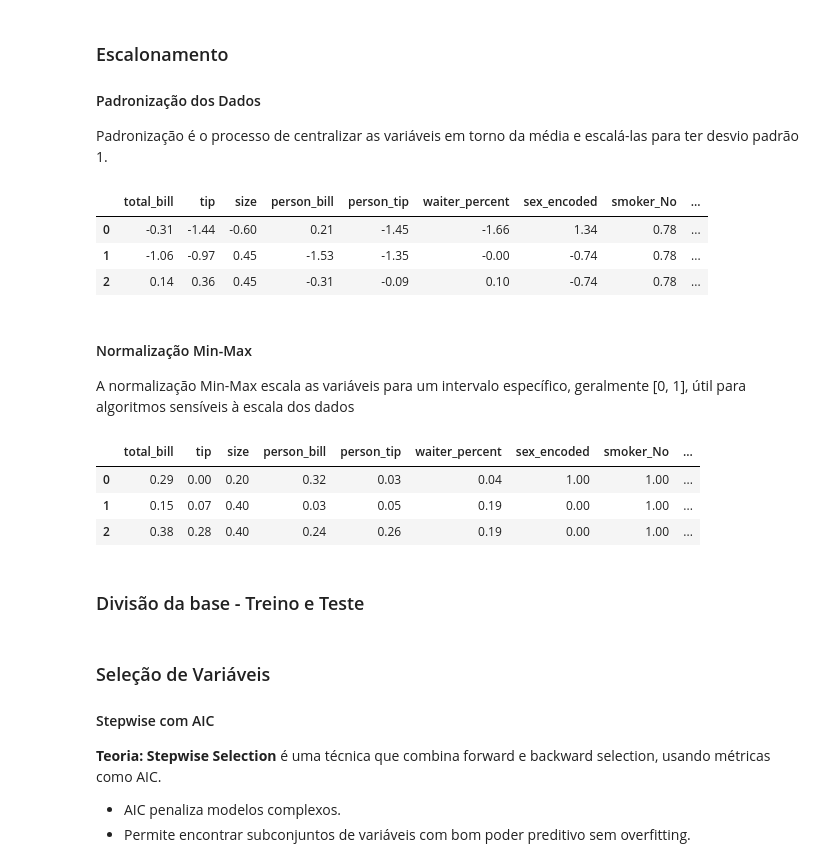
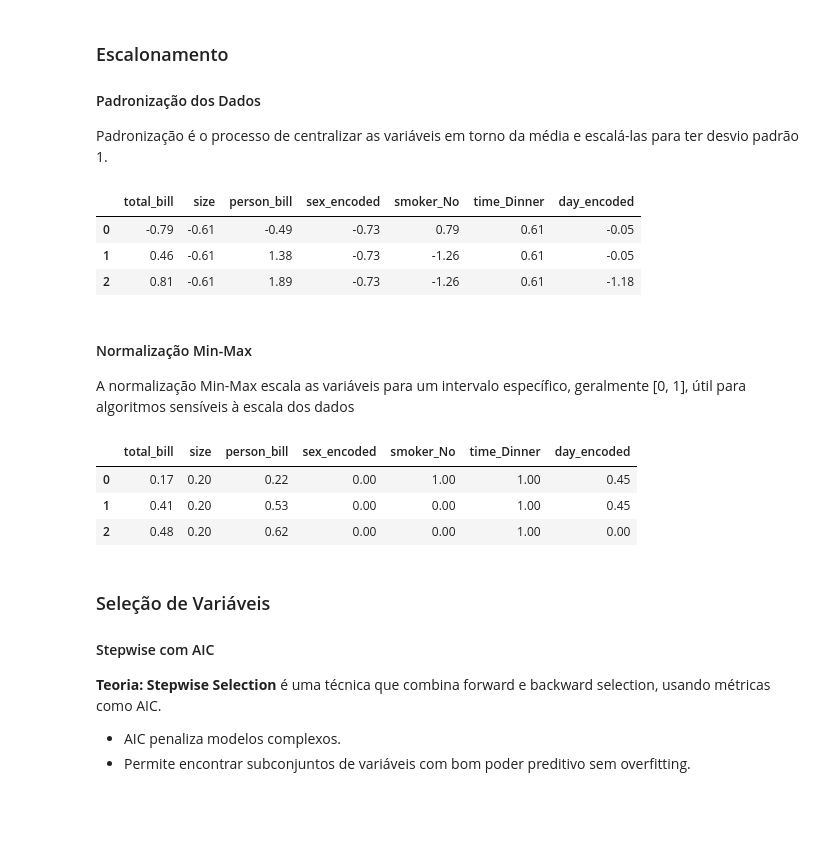
Before and after one commit to redsonlopez/regression_tips, a Jupyter notebook: regression_tips.ipynb, the cells around one changed output. Saved outputs shown, nothing was run; the diff lists cells and outputs as text; code cells hidden in the pictures; blank space fills up the shorter version.

```diff
--- a/regression_tips.ipynb
+++ b/regression_tips.ipynb
@@ -337,29 +339,39 @@ independentes.corr()
+# %%
+X = df.drop(["tip", "person_tip", "waiter_percent"], axis=1)
+y = df["tip"]
+
+# Separa os dados em treino (80%) e teste (20%)
+X_train, X_test, y_train, y_test = train_test_split(X, y, test_size=0.2, random_state=42,)
 # %% [markdown]
 ### Escalonamento
 #### Padronização dos Dados
 Padronização é o processo de centralizar as variáveis em torno da média e escalá-las para ter desvio padrão 1.
-# %%
-scaler = StandardScaler()
-padronizadas = scaler.fit_transform(df)
-padronizadas = pd.DataFrame(padronizadas, columns=df.columns)
-padronizadas.head(3)
-# %% [output]
-|  | total_bill | tip | size | person_bill | person_tip | waiter_percent | sex_encoded | smoker_No | ... |
-| 0 | -0.31 | -1.44 | -0.60 | 0.21 | -1.45 | -1.66 | 1.34 | 0.78 | ... |
-| 1 | -1.06 | -0.97 | 0.45 | -1.53 | -1.35 | -0.00 | -0.74 | 0.78 | ... |
-| 2 | 0.14 | 0.36 | 0.45 | -0.31 | -0.09 | 0.10 | -0.74 | 0.78 | ... |
+# %%
+standard = StandardScaler()
+X_train_standard = standard.fit_transform(X_train)
+X_test_standard = standard.transform(X_test)
+
+X_train_standard = pd.DataFrame(X_train_standard, columns=X_train.columns)
+X_test_standard = pd.DataFrame(X_test_standard, columns=X_test.columns)
+X_train_standard.head(3)
+# %% [output]
+|  | total_bill | size | person_bill | sex_encoded | smoker_No | time_Dinner | day_encoded |
+| 0 | -0.79 | -0.61 | -0.49 | -0.73 | 0.79 | 0.61 | -0.05 |
+| 1 | 0.46 | -0.61 | 1.38 | -0.73 | -1.26 | 0.61 | -0.05 |
+| 2 | 0.81 | -0.61 | 1.89 | -0.73 | -1.26 | 0.61 | -1.18 |
 # %% [markdown]
 #### Normalização Min-Max
 A normalização Min-Max escala as variáveis para um intervalo específico, geralmente [0, 1], útil para algoritmos sensíveis à escala dos dados
 # %%
 minmax = MinMaxScaler()
-normalizadas = minmax.fit_transform(df)
-normalizadas = pd.DataFrame(normalizadas, columns=df.columns)
-normalizadas.head(3)
+X_train_minmax = minmax.fit_transform(X_train)
+X_test_minmax = minmax.transform(X_test)
+
+X_train_minmax = pd.DataFrame(X_train_minmax, columns=X_train.columns)
+X_test_minmax = pd.DataFrame(X_test_minmax, columns=X_test.columns)
+X_train_minmax.head(3)
 # %% [output]
-|  | total_bill | tip | size | person_bill | person_tip | waiter_percent | sex_encoded | smoker_No | ... |
-| 0 | 0.29 | 0.00 | 0.20 | 0.32 | 0.03 | 0.04 | 1.00 | 1.00 | ... |
-| 1 | 0.15 | 0.07 | 0.40 | 0.03 | 0.05 | 0.19 | 0.00 | 1.00 | ... |
-| 2 | 0.38 | 0.28 | 0.40 | 0.24 | 0.26 | 0.19 | 0.00 | 1.00 | ... |
+|  | total_bill | size | person_bill | sex_encoded | smoker_No | time_Dinner | day_encoded |
+| 0 | 0.17 | 0.20 | 0.22 | 0.00 | 1.00 | 1.00 | 0.45 |
+| 1 | 0.41 | 0.20 | 0.53 | 0.00 | 0.00 | 1.00 | 0.45 |
+| 2 | 0.48 | 0.20 | 0.62 | 0.00 | 0.00 | 1.00 | 0.00 |
-# %% [markdown]
-### Divisão da base - Treino e Teste
```
Also changed, not shown: parts of 13 cells of this notebook.
